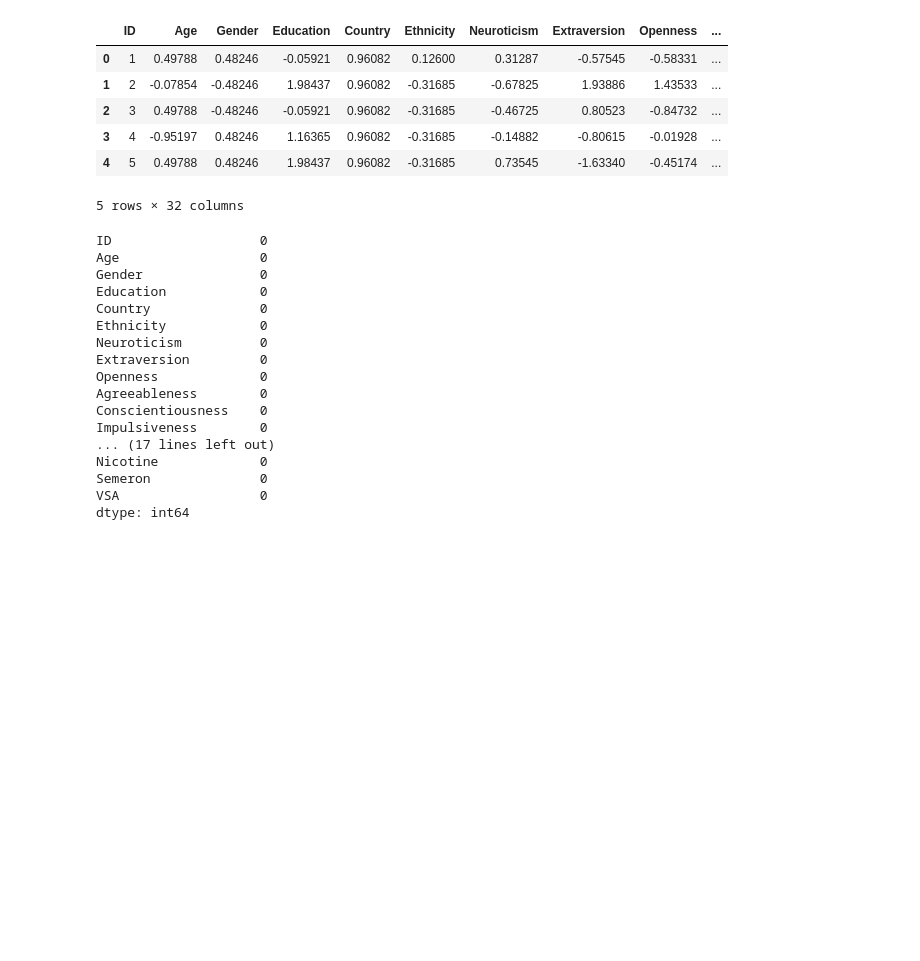
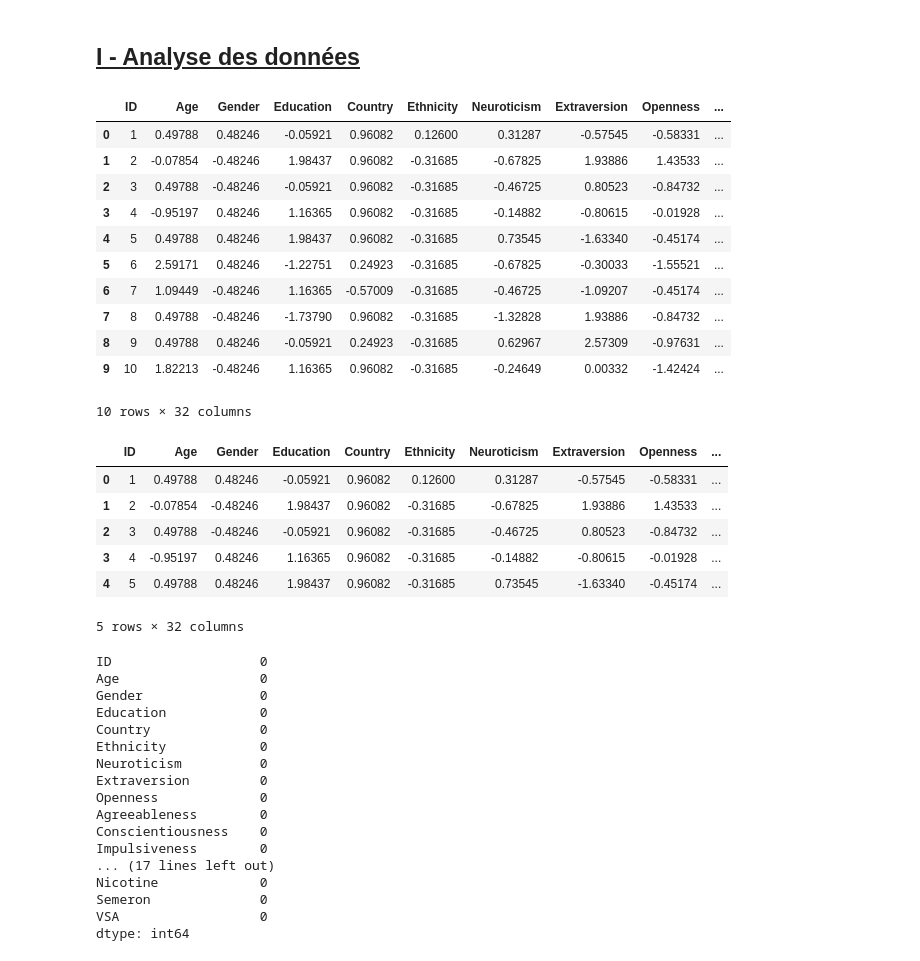
Before and after one commit to MaximeK30/Projet_VV, a Jupyter notebook: Projet_Python_VV.ipynb, the cells around one changed output. Saved outputs shown, nothing was run; the diff lists cells and outputs as text; code cells hidden in the pictures; blank space fills up the shorter version.

```diff
--- a/Projet_Python_VV.ipynb
+++ b/Projet_Python_VV.ipynb
@@ -1,3 +11,5 @@
+# %% [markdown]
+## <u>  I - Analyse des données <u>
 # %%
 import numpy as np
 import pandas as pd
@@ -14,6 +26,23 @@ import matplotlib.pyplot as plt
 columns = ['ID', 'Age', 'Gender', 'Education', 'Country', 'Ethnicity', 'Neuroticism', 'Extraversion', 'Openness', 'Agreeableness', 'Conscientiousness', 'Impulsiveness', 'Sensation_seeking', 'Alcohol', 'Amphetamine', 'Amyl_nitrite', 'Benzodiazepine', 'Caffeine', 'Cannabis', 'Chocolate', 'Cocaine', 'Crack', 'Ecstasy', 'Heroin', 'Ketamine', 'Legal_highs', 'LSD', 'Methadone', 'Mushrooms', 'Nicotine', 'Semeron', 'VSA']
 
 df=pd.read_csv("drug_consumption.data",names=columns)
+# %%
+data_brut = df.copy()
+# %%
+data_brut.head(10)
+# %% [output]
+|  | ID | Age | Gender | Education | Country | Ethnicity | Neuroticism | Extraversion | Openness | ... |
+| 0 | 1 | 0.49788 | 0.48246 | -0.05921 | 0.96082 | 0.12600 | 0.31287 | -0.57545 | -0.58331 | ... |
+| 1 | 2 | -0.07854 | -0.48246 | 1.98437 | 0.96082 | -0.31685 | -0.67825 | 1.93886 | 1.43533 | ... |
+| 2 | 3 | 0.49788 | -0.48246 | -0.05921 | 0.96082 | -0.31685 | -0.46725 | 0.80523 | -0.84732 | ... |
+| 3 | 4 | -0.95197 | 0.48246 | 1.16365 | 0.96082 | -0.31685 | -0.14882 | -0.80615 | -0.01928 | ... |
+| 4 | 5 | 0.49788 | 0.48246 | 1.98437 | 0.96082 | -0.31685 | 0.73545 | -1.63340 | -0.45174 | ... |
+| 5 | 6 | 2.59171 | 0.48246 | -1.22751 | 0.24923 | -0.31685 | -0.67825 | -0.30033 | -1.55521 | ... |
+| 6 | 7 | 1.09449 | -0.48246 | 1.16365 | -0.57009 | -0.31685 | -0.46725 | -1.09207 | -0.45174 | ... |
+| 7 | 8 | 0.49788 | -0.48246 | -1.73790 | 0.96082 | -0.31685 | -1.32828 | 1.93886 | -0.84732 | ... |
+| 8 | 9 | 0.49788 | 0.48246 | -0.05921 | 0.24923 | -0.31685 | 0.62967 | 2.57309 | -0.97631 | ... |
+| 9 | 10 | 1.82213 | -0.48246 | 1.16365 | 0.96082 | -0.31685 | -0.24649 | 0.00332 | -1.42424 | ... |
+10 rows × 32 columns
 # %%
 df.head()
 # %% [output]
```
Also changed, not shown: parts of 42 cells of this notebook.
